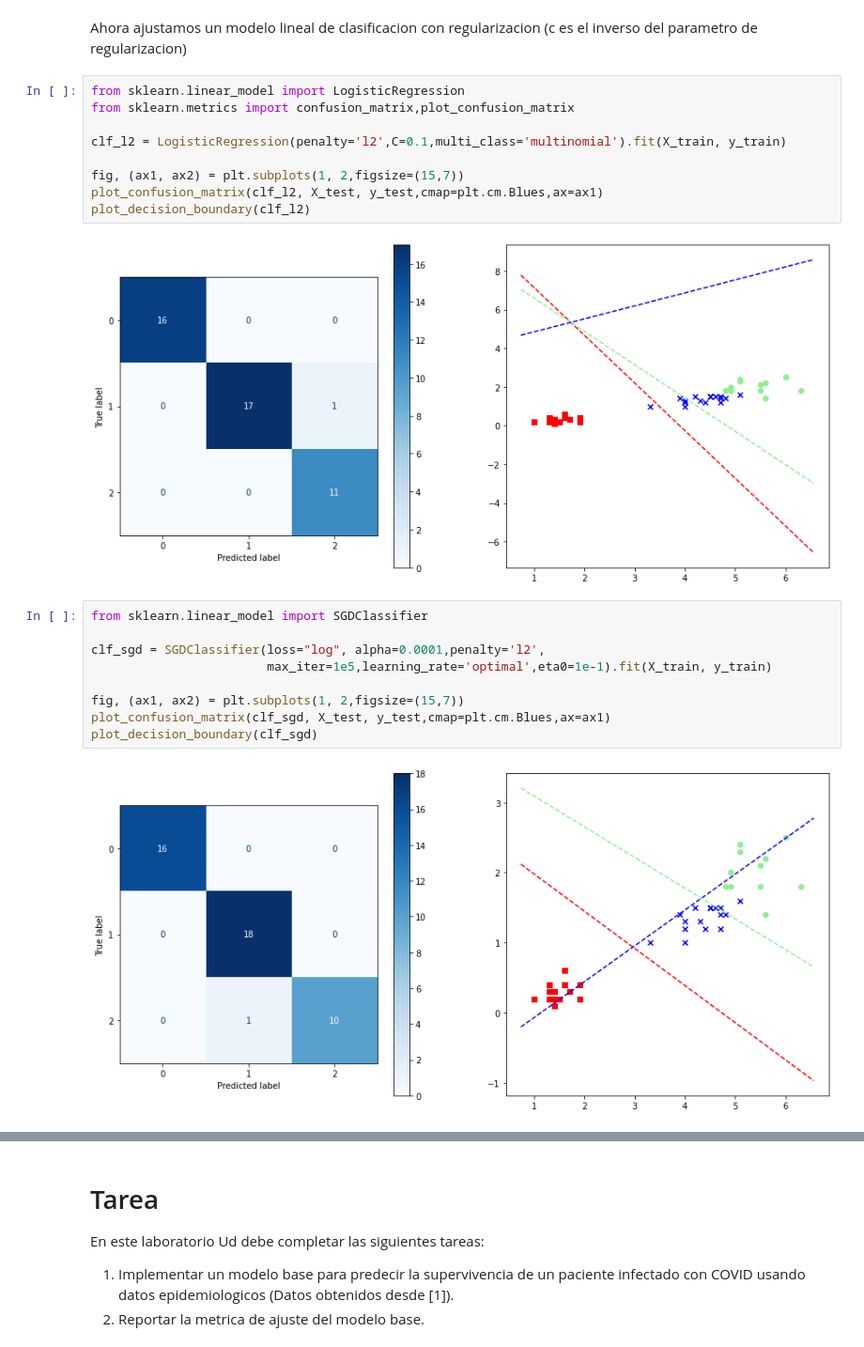
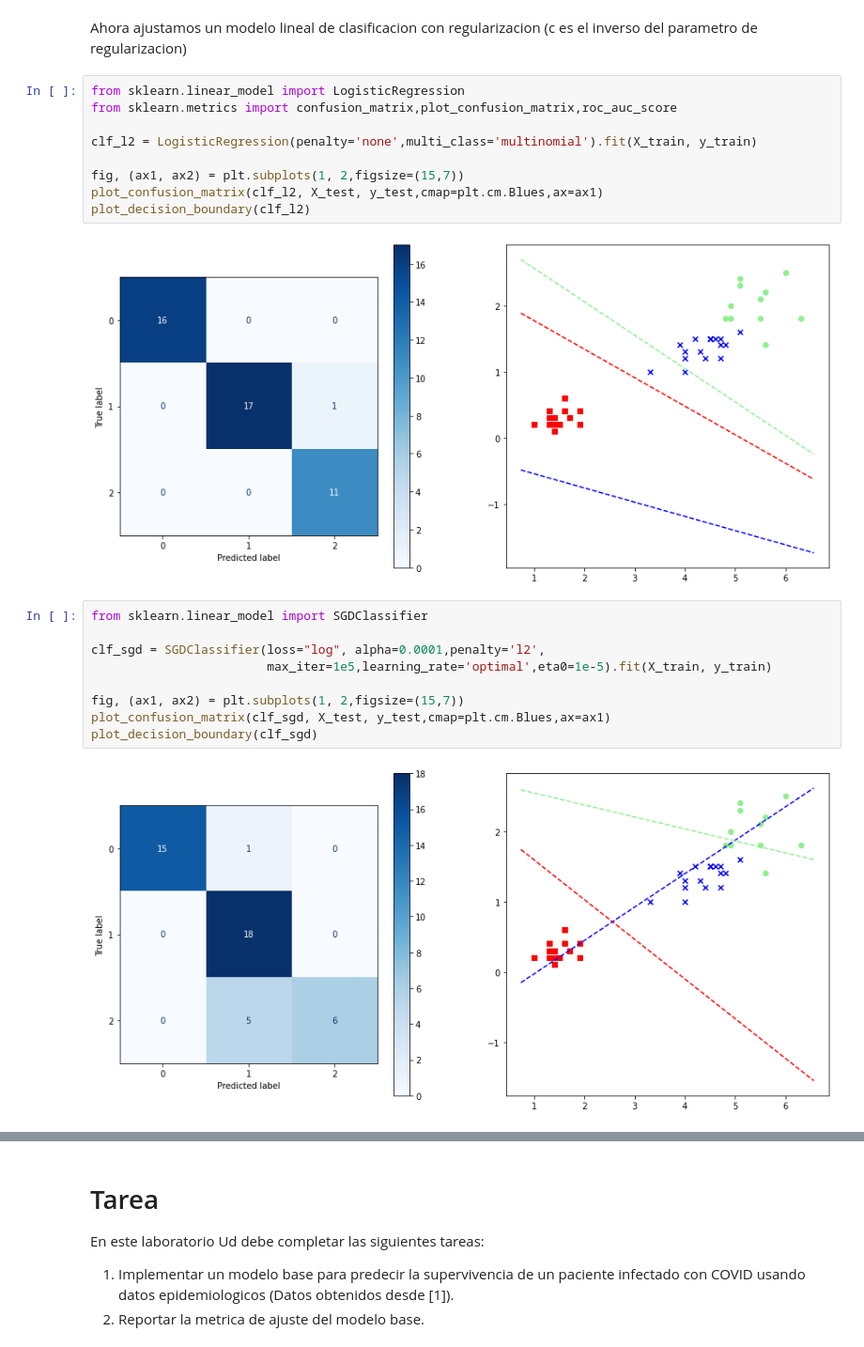
Before and after one commit to sherna90/mineria_datos, a Jupyter notebook: 4.-modelos_lineales_clasificacion.ipynb, the cells around one changed output, grey strips where cells are left out. Shown at 94% size. Cells and saved outputs as stored; diff of their text form.

```diff
--- a/4.-modelos_lineales_clasificacion.ipynb
+++ b/4.-modelos_lineales_clasificacion.ipynb
@@ -72,26 +89,26 @@ for idx, cl in enumerate(np.unique(y_train)):
 Ahora ajustamos un modelo lineal de clasificacion con regularizacion (c es el inverso del parametro de regularizacion)
 # %%
 from sklearn.linear_model import LogisticRegression
-from sklearn.metrics import confusion_matrix,plot_confusion_matrix
+from sklearn.metrics import confusion_matrix,plot_confusion_matrix,roc_auc_score
 
-clf_l2 = LogisticRegression(penalty='l2',C=0.1,multi_class='multinomial').fit(X_train, y_train)
+clf_l2 = LogisticRegression(penalty='none',multi_class='multinomial').fit(X_train, y_train)
 
 fig, (ax1, ax2) = plt.subplots(1, 2,figsize=(15,7))
 plot_confusion_matrix(clf_l2, X_test, y_test,cmap=plt.cm.Blues,ax=ax1)
 plot_decision_boundary(clf_l2)
 # %% [output]
-[figure, old version]
+[figure, new version]
 # %%
 from sklearn.linear_model import SGDClassifier
 
 clf_sgd = SGDClassifier(loss="log", alpha=0.0001,penalty='l2',
-                        max_iter=1e5,learning_rate='optimal',eta0=1e-1).fit(X_train, y_train)
+                        max_iter=1e5,learning_rate='optimal',eta0=1e-5).fit(X_train, y_train)
 
 fig, (ax1, ax2) = plt.subplots(1, 2,figsize=(15,7))
 plot_confusion_matrix(clf_sgd, X_test, y_test,cmap=plt.cm.Blues,ax=ax1)
 plot_decision_boundary(clf_sgd)
 # %% [output]
-[figure, old version]
+[figure, new version]
 # %%
 from sklearn.metrics import classification_report
 
```
Also changed, not shown: parts of 27 cells of this notebook.
